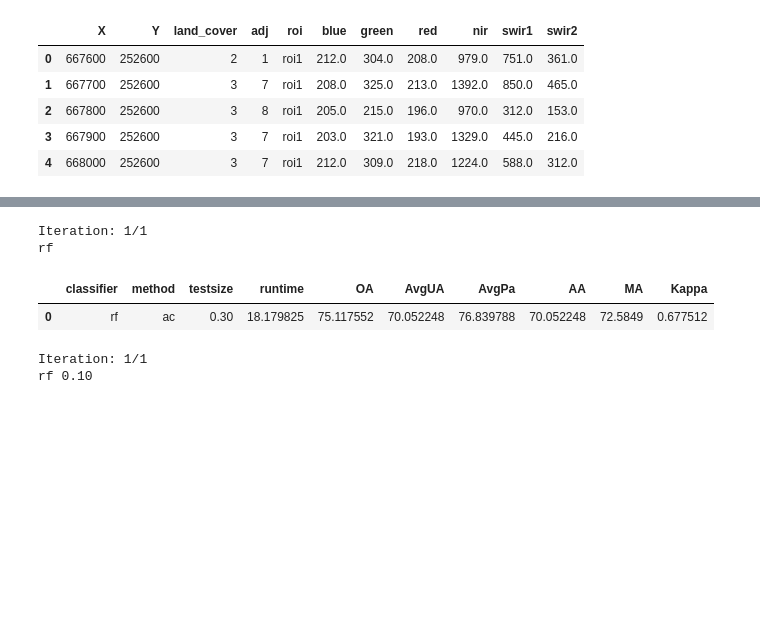
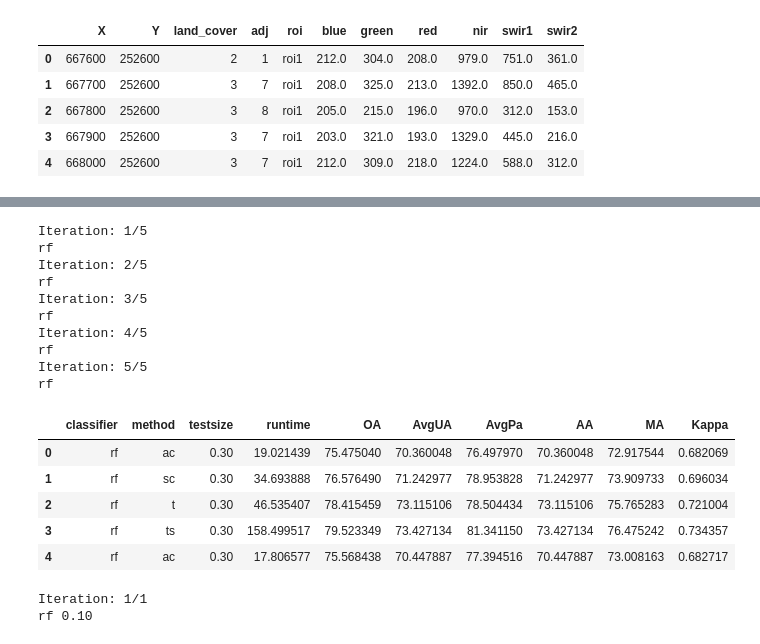
Before and after one commit to SebastianHafner/masterthesis, a Jupyter notebook: classification.ipynb, the cells around one changed output, grey strips where cells are left out. Drawn from its saved outputs; the diff is of its cells as text; code cells hidden in the pictures; blank space fills up the shorter version.

```diff
--- a/classification.ipynb
+++ b/classification.ipynb
@@ -461,7 +475,7 @@ class ErrorMatrix:
 
         return ''
 # %%
-data_coefs = pd.read_csv(f'{path}coefficients_labeled.csv')
+data_coefs = pd.read_csv(f'{path}coefficients_labeled_as{yearAS}.csv')
 data_coefs.head()
 # %% [output]
 |  | roi | X | Y | land_cover | topleft_blue_c | topleft_blue_a1 | topleft_blue_b1 | ... |
@@ -473,6 +487,6 @@ data_coefs.head()
 5 rows × 166 columns
 # %%
-data_acomp = pd.read_csv(f'{path}annual_composite_labeled.csv')
+data_acomp = pd.read_csv(f'{path}annual_composite_labeled_{yearAS}.csv')
 data_acomp.head()
 # %% [output]
 |  | X | Y | land_cover | adj | roi | blue | green | red | nir | swir1 | swir2 |
@@ -482,5 +496,5 @@ data_acomp.head()
 | 3 | 667900 | 252600 | 3 | 7 | roi1 | 203.0 | 321.0 | 193.0 | 1329.0 | 445.0 | 216.0 |
 | 4 | 668000 | 252600 | 3 | 7 | roi1 | 212.0 | 309.0 | 218.0 | 1224.0 | 588.0 | 312.0 |
 # %%
-data_scomp = pd.read_csv(f'{path}seasonal_composite_labeled.csv')
+data_scomp = pd.read_csv(f'{path}seasonal_composite_labeled_as{yearAS}.csv')
 data_scomp.head()
@@ -523,7 +545,7 @@ data = []
 
 
 # define number of iterations
-n_iterations = 1
+n_iterations = 5
 
 for i in range(n_iterations):
     print(f'Iteration: {i+1}/{n_iterations}')
@@ -549,37 +571,49 @@ for i in range(n_iterations):
         data.append((clf_key,'sc',test_size,run_time_sc,ametrics_sc))
 
         # t (time series)
         error_matrix_t, run_time_t = train_validate_classifier(clf,train_coefs,test_coefs,features_t,label)
         ametrics_t = ErrorMatrix(error_matrix_t).accuracy_metrics()
         data.append((clf_key,'t',test_size,run_time_t,ametrics_t))
 
         # ts (time series-spatial)
         error_matrix_ts, run_time_ts = train_validate_classifier(clf,train_coefs,test_coefs,features_ts,label)
         ametrics_ts = ErrorMatrix(error_matrix_ts).accuracy_metrics()
         data.append((clf_key,'ts',test_size,run_time_ts,ametrics_ts))
 
     print('')
 
 d = {
     'classifier': [entry[0] for entry in data],
     'method': [entry[1] for entry in data],
     'testsize': [f'{entry[2]:.2f}' for entry in data],
     'runtime': [entry[3] for entry in data],
     'OA': [entry[4]['OA'] for entry in data],
     'AvgUA': [entry[4]['AvgUA'] for entry in data],
-    'AvgPa': [entry[4]['AvgPA'] for entry in data],
+    'AvgPA': [entry[4]['AvgPA'] for entry in data],
     'AA': [entry[4]['AA'] for entry in data],
     'MA': [entry[4]['MA'] for entry in data],
     'Kappa': [entry[4]['Kappa'] for entry in data],
 }
 df = pd.DataFrame(data=d)
-df.to_csv(f'{path}classifier_comparison_data.csv', encoding='utf-8', index=False)
+df.to_csv(f'{path}classifier_comparison_as{yearAS}.csv', encoding='utf-8', index=False)
 df.head()
 # %% [output]
-Iteration: 1/1
+Iteration: 1/5
 rf
+Iteration: 2/5
+rf
+Iteration: 3/5
+rf
+Iteration: 4/5
+rf
+Iteration: 5/5
+rf
 |  | classifier | method | testsize | runtime | OA | AvgUA | AvgPa | AA | MA | Kappa |
-| 0 | rf | ac | 0.30 | 18.179825 | 75.117552 | 70.052248 | 76.839788 | 70.052248 | 72.5849 | 0.677512 |
+| 0 | rf | ac | 0.30 | 19.021439 | 75.475040 | 70.360048 | 76.497970 | 70.360048 | 72.917544 | 0.682069 |
+| 1 | rf | sc | 0.30 | 34.693888 | 76.576490 | 71.242977 | 78.953828 | 71.242977 | 73.909733 | 0.696034 |
+| 2 | rf | t | 0.30 | 46.535407 | 78.415459 | 73.115106 | 78.504434 | 73.115106 | 75.765283 | 0.721004 |
+| 3 | rf | ts | 0.30 | 158.499517 | 79.523349 | 73.427134 | 81.341150 | 73.427134 | 76.475242 | 0.734357 |
+| 4 | rf | ac | 0.30 | 17.806577 | 75.568438 | 70.447887 | 77.394516 | 70.447887 | 73.008163 | 0.682717 |
 # %%
 rois = ['roi1','roi2','roi3']
 
```
Also changed, not shown: parts of 8 cells of this notebook.
